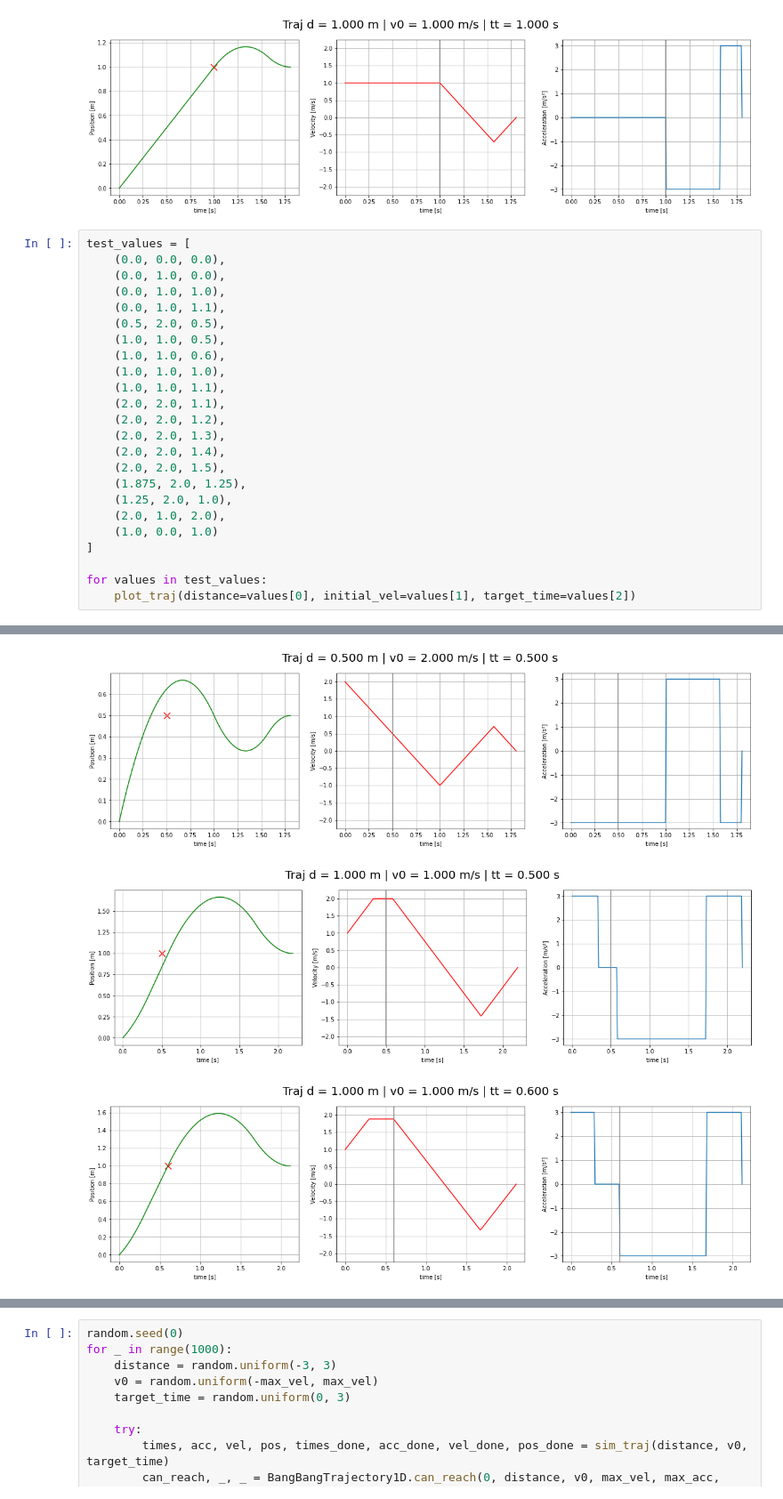
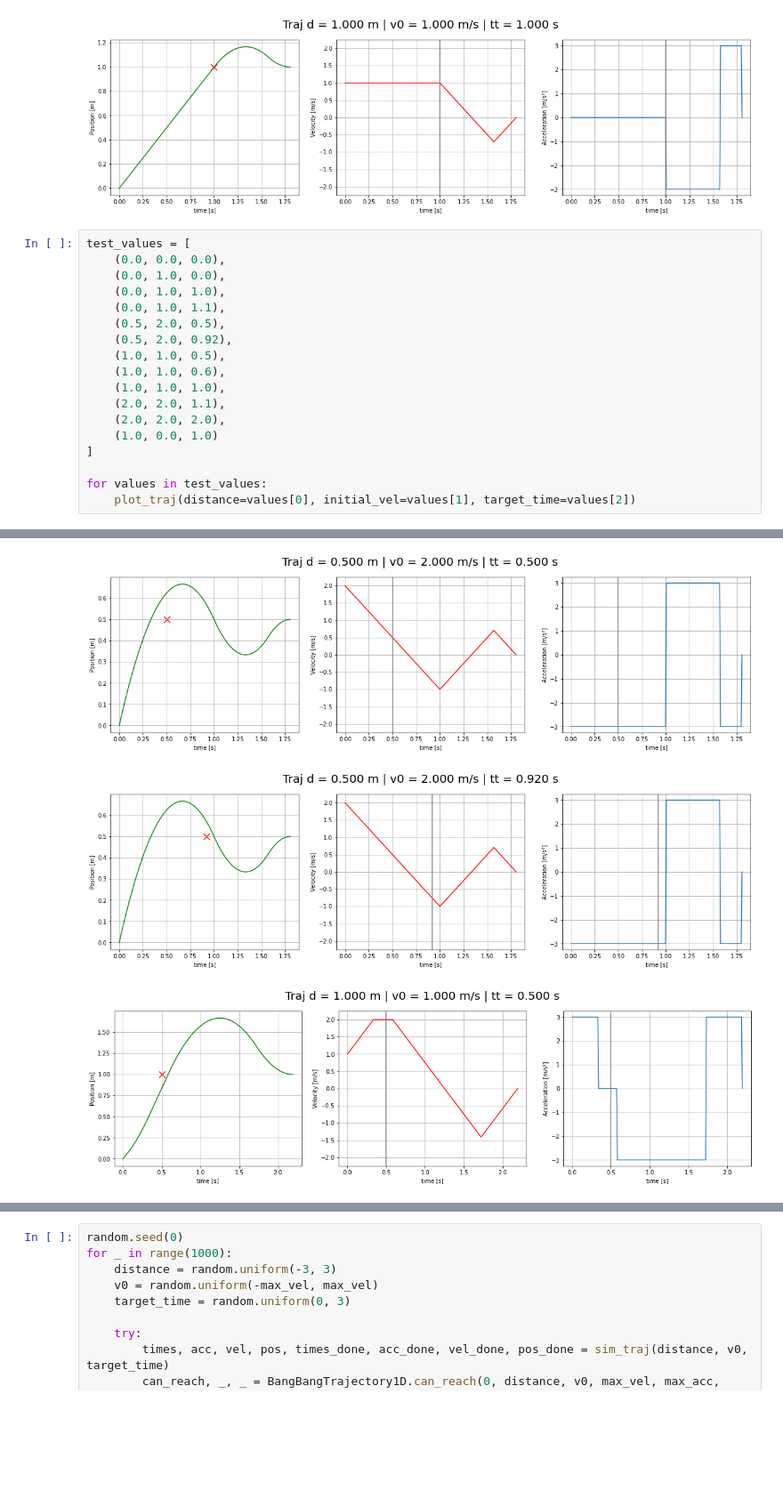
Before and after one commit to TIGERs-Mannheim/TrajectoryPlotter, a Jupyter notebook: drawTrajectories.ipynb, the cells around one changed output, grey strips where cells are left out. Shown: that part at 89% size. Saved outputs shown, nothing was run; the diff lists cells and outputs as text; blank space fills up the shorter version.

Commit message:
Finalized plotting choice

```diff
--- a/drawTrajectories.ipynb
+++ b/drawTrajectories.ipynb
@@ -271,32 +271,26 @@ for d in sorted(set(distances)):
 # %%
 test_values = [
     (0.0, 0.0, 0.0),
     (0.0, 1.0, 0.0),
     (0.0, 1.0, 1.0),
     (0.0, 1.0, 1.1),
     (0.5, 2.0, 0.5),
+    (0.5, 2.0, 0.92),
     (1.0, 1.0, 0.5),
     (1.0, 1.0, 0.6),
     (1.0, 1.0, 1.0),
-    (1.0, 1.0, 1.1),
     (2.0, 2.0, 1.1),
-    (2.0, 2.0, 1.2),
-    (2.0, 2.0, 1.3),
-    (2.0, 2.0, 1.4),
-    (2.0, 2.0, 1.5),
-    (1.875, 2.0, 1.25),
-    (1.25, 2.0, 1.0),
-    (2.0, 1.0, 2.0),
+    (2.0, 2.0, 2.0),
     (1.0, 0.0, 1.0)
 ]
 
 for values in test_values:
     plot_traj(distance=values[0], initial_vel=values[1], target_time=values[2])
 # %% [output]
 [figure]
 [figure]
 [figure]
 [figure]
 [figure]
-[figure, old version]
+[figure, new version]
-[figure, old version]
+[figure, new version]
```
Also changed, not shown: parts of 1 cell of this notebook.
